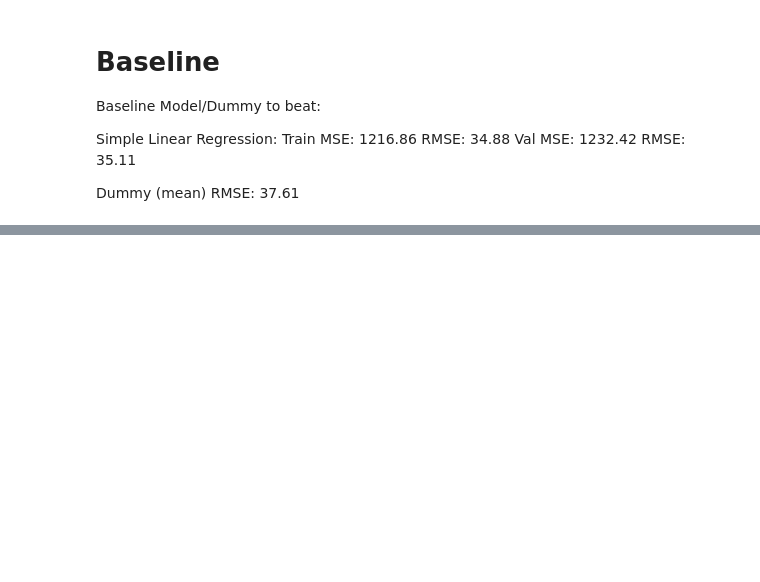
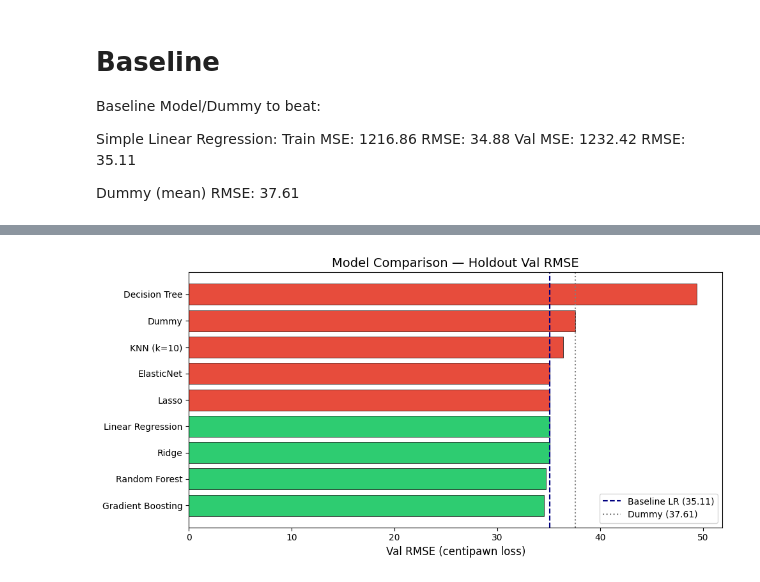
Before and after one commit to Kanku-SEP4-org/Chess-Assistance, a Jupyter notebook: machine_learning/trainer/notebooks/AccuracyPredictor/1_iter/AP_WorkingOnExpandedDataset.ipynb, the cells around one changed output, grey strips where cells are left out. Drawn from its saved outputs; the diff is of its cells as text; code cells hidden in the pictures; blank space fills up the shorter version.

```diff
--- a/machine_learning/trainer/notebooks/AccuracyPredictor/1_iter/AP_WorkingOnExpandedDataset.ipynb
+++ b/machine_learning/trainer/notebooks/AccuracyPredictor/1_iter/AP_WorkingOnExpandedDataset.ipynb
@@ -208,0 +286,14 @@ Dummy (mean) RMSE: 37.61
+# %%
+fig, ax = plt.subplots(figsize=(10, 5))
+colors = ['#2ecc71' if r < 35.11 else '#e74c3c' for r in results_df['rmse']]
+bars = ax.barh(results_df.index, results_df['rmse'],
+               color=colors, edgecolor='black', linewidth=0.5)
+ax.axvline(35.11, color='navy', linestyle='--', linewidth=1.5, label='Baseline LR (35.11)')
+ax.axvline(37.61, color='gray', linestyle=':', linewidth=1.5, label='Dummy (37.61)')
+ax.set_xlabel('Val RMSE (centipawn loss)', fontsize=12)
+ax.set_title('Model Comparison — Holdout Val RMSE', fontsize=14)
+ax.legend()
+plt.tight_layout()
+plt.show()
+# %% [output]
+[figure, added]
```
Also changed, not shown: parts of 15 cells of this notebook.
